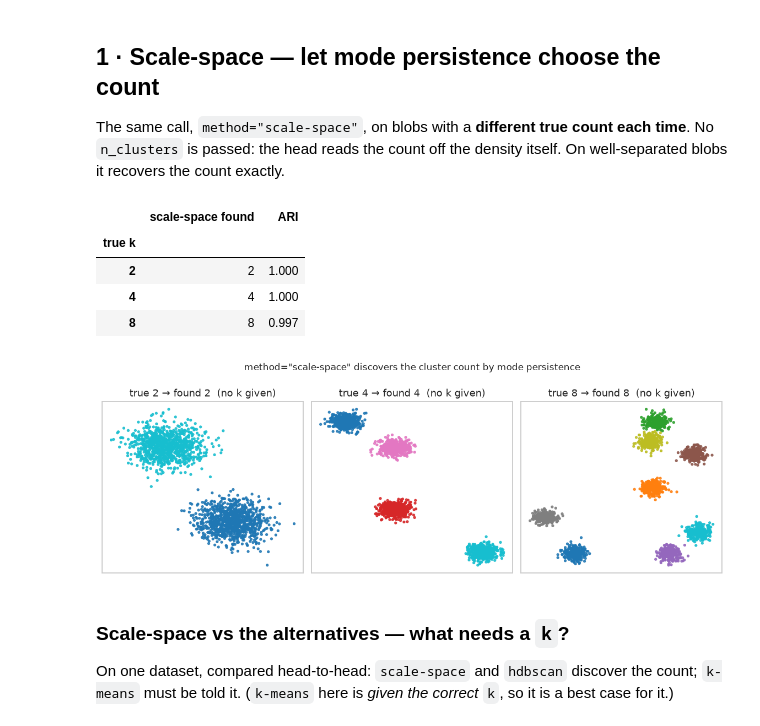
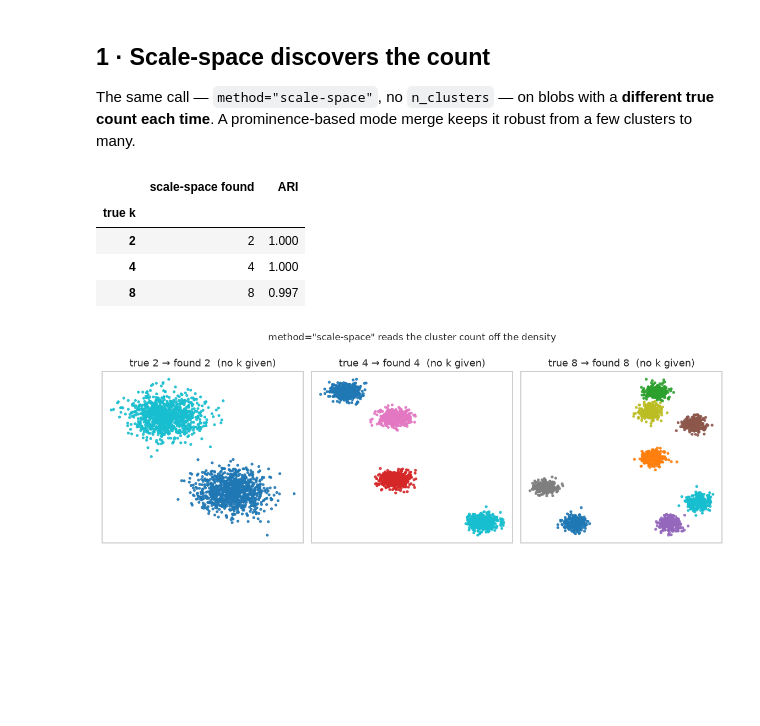
Before and after one commit to ilgrad/betula-cluster, a Jupyter notebook: examples/15_geometry_aware_clustering.ipynb, the cells around one changed output. Drawn from its saved outputs; the diff is of its cells as text; code cells hidden in the pictures; blank space fills up the shorter version.

```diff
--- a/examples/15_geometry_aware_clustering.ipynb
+++ b/examples/15_geometry_aware_clustering.ipynb
@@ -28,33 +41,26 @@ plt.rcParams.update({"figure.dpi": 110, "font.size": 9})
 # %% [markdown]
-## 1 · Scale-space — let mode persistence choose the count
+## 1 · Scale-space discovers the count
 
-The same call, `method="scale-space"`, on blobs with a **different true count each time**. No
-`n_clusters` is passed: the head reads the count off the density itself. On well-separated blobs it
-recovers the count exactly.
+The same call — `method="scale-space"`, no `n_clusters` — on blobs with a **different true count
+each time**. A prominence-based mode merge keeps it robust from a few clusters to many.
 # %%
 fig, axes = plt.subplots(1, 3, figsize=(10.5, 3.6))
 rows = []
 for ax, k in zip(axes, (2, 4, 8)):
     X, y = make_blobs(n_samples=2000, centers=k, cluster_std=0.6, random_state=10 + k)
     labels = betula_cluster.fit_predict(X, method="scale-space", threshold=0.08, max_leaves=500, seed=0)
     found = len(set(labels))
     ax.scatter(X[:, 0], X[:, 1], c=labels, cmap="tab10", s=6, alpha=0.85)
     ax.set(title=f"true {k} → found {found}  (no k given)", xticks=[], yticks=[])
     rows.append({"true k": k, "scale-space found": found, "ARI": round(ari(y, labels), 3)})
-fig.suptitle('method="scale-space" discovers the cluster count by mode persistence', y=1.0)
+fig.suptitle('method="scale-space" reads the cluster count off the density', y=1.0)
 fig.tight_layout()
 
-# The results as a table.
 pd.DataFrame(rows).set_index("true k")
 # %% [output]
 |  | scale-space found | ARI |
 | true k |  |  |
 | 2 | 2 | 1.000 |
 | 4 | 4 | 1.000 |
 | 8 | 8 | 0.997 |
-[figure, old version]
+[figure, new version]
-# %% [markdown]
-### Scale-space vs the alternatives — what needs a `k`?
-
-On one dataset, compared head-to-head: `scale-space` and `hdbscan` discover the count; `k-means`
-must be told it. (`k-means` here is *given the correct* `k`, so it is a best case for it.)
```
Also changed, not shown: parts of 14 cells of this notebook, 2 other files.
